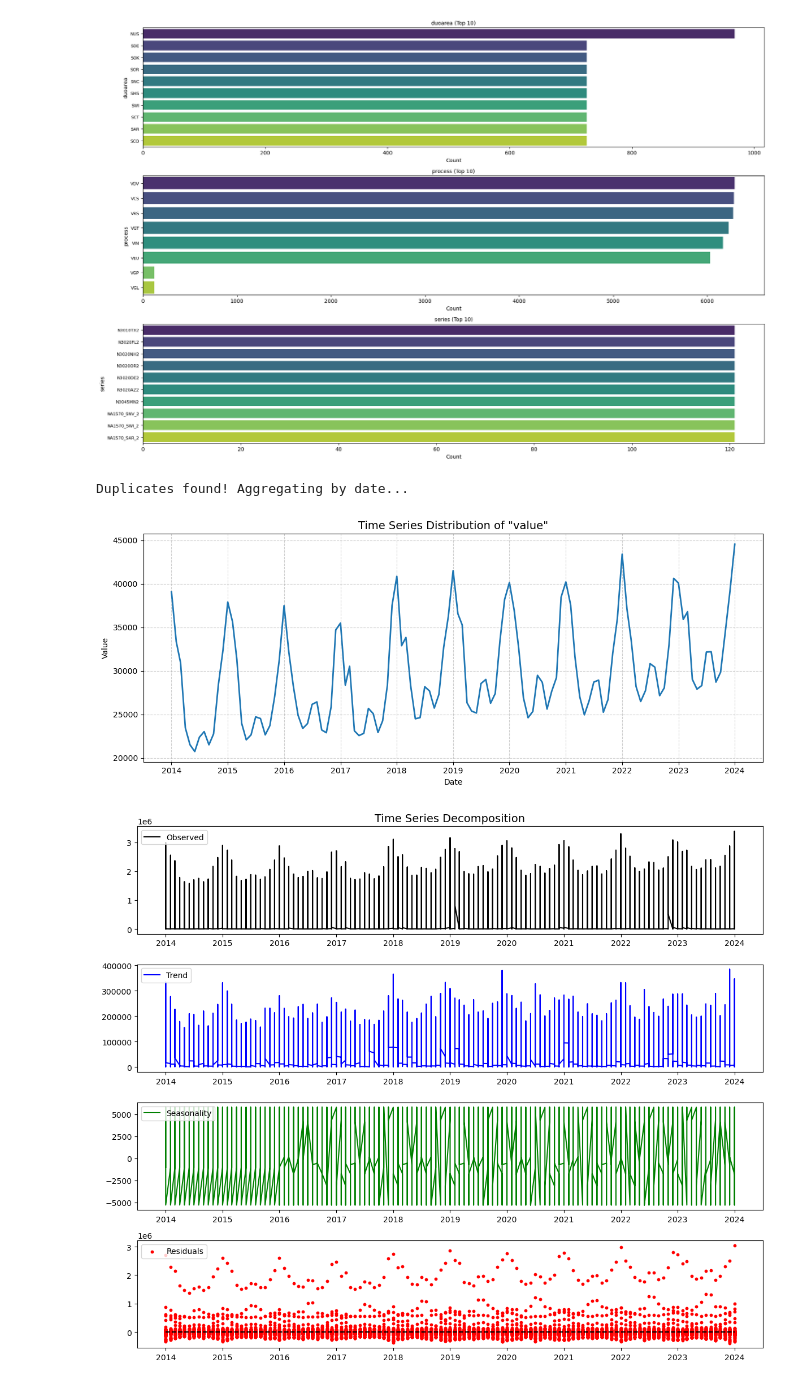
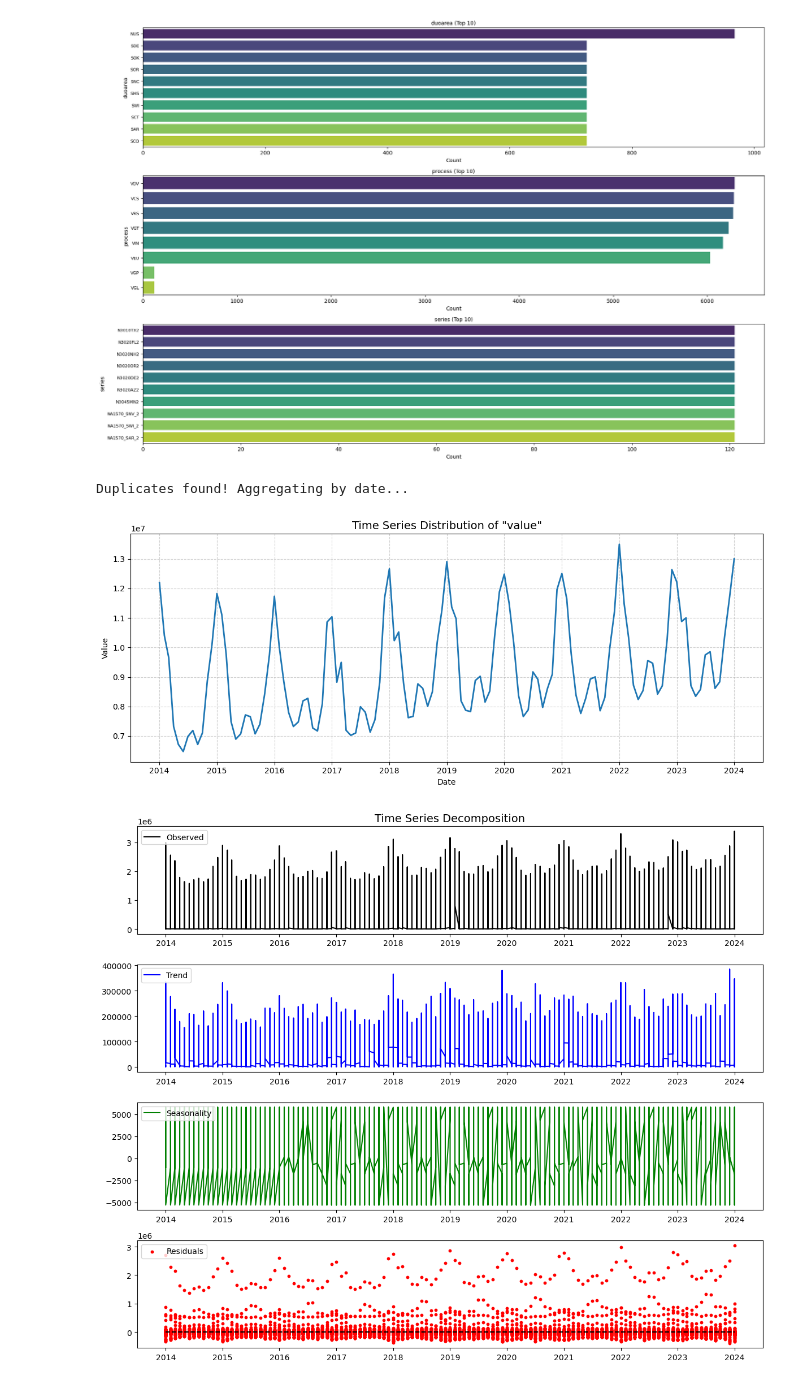
Before and after one commit to webJdi/NG-demand-forecasting, a Jupyter notebook: Data Exploration and Feature Selection.ipynb, the cells around one changed output. Cells and saved outputs as stored; diff of their text form; code cells hidden in the pictures.

```diff
--- a/Data Exploration and Feature Selection.ipynb
+++ b/Data Exploration and Feature Selection.ipynb
@@ -210,24 +210,24 @@ df = pd.get_dummies(df, columns=['process'], prefix='proc')
 # %%
 df = df.sort_index()
 
 if df.index.duplicated().any():
     print("Duplicates found! Aggregating by date...")
-    df_plot = df.groupby(df.index)['value'].mean() # or .sum()
+    df_plot = df.groupby(df.index)['value'].sum() # or .sum()
 else:
     df_plot = df['value']
 
 # NOW plot the cleaned series
 plt.figure(figsize=(12, 5))
 plt.plot(df_plot.index, df_plot, linewidth=2, color='#1f77b4')
 plt.title('Time Series Distribution of "value"', fontsize=14)
 plt.xlabel('Date')
 plt.ylabel('Value')
 plt.grid(True, linestyle='--', alpha=0.6)
 plt.tight_layout()
 plt.show()
 # %% [output]
 Duplicates found! Aggregating by date...
-[figure, old version]
+[figure, new version]
 # %%
 if df.index.freq is None:
     df.index.freq = pd.infer_freq(df.index)
```
Also changed, not shown: parts of 6 cells of this notebook, 26 other files.
